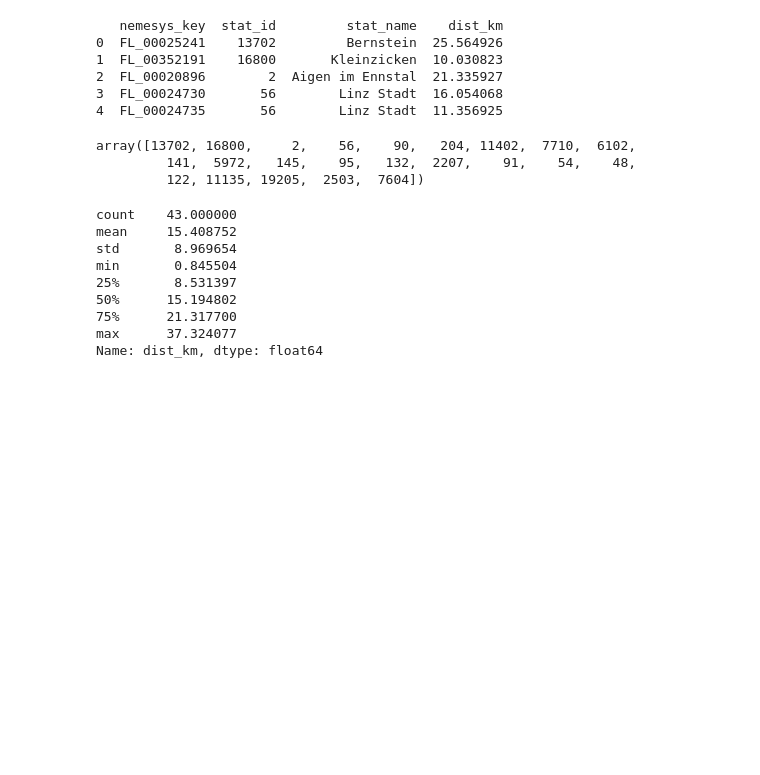
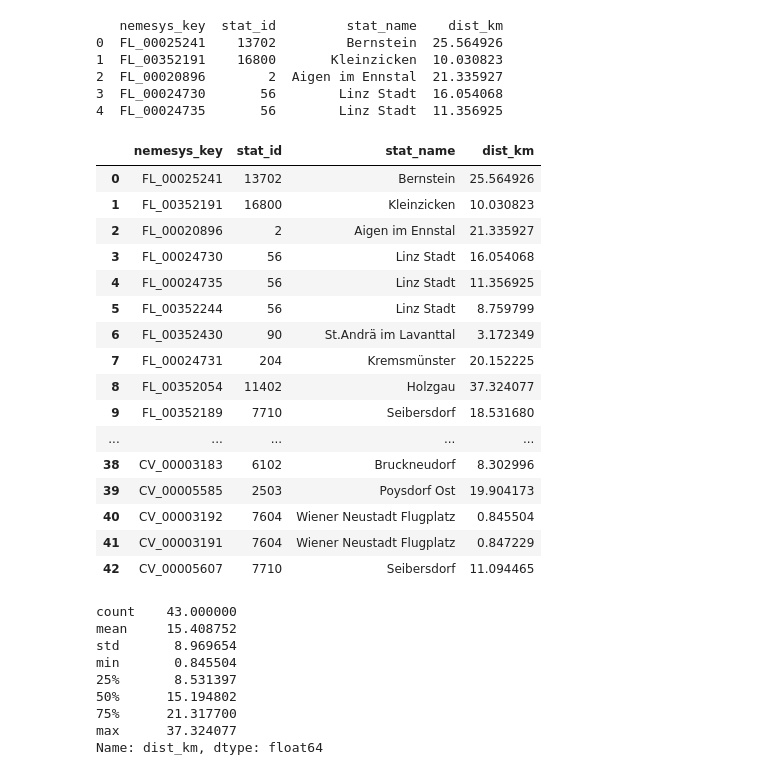
Before and after one commit to johannesgl4d0s/ersatzwerte_project, a Jupyter notebook: notebooks/03_get_nearest_station.ipynb, the cells around one changed output. Cells and saved outputs as stored; diff of their text form; code cells hidden in the pictures; blank space fills up the shorter version.

```diff
--- a/notebooks/03_get_nearest_station.ipynb
+++ b/notebooks/03_get_nearest_station.ipynb
@@ -196,11 +178,25 @@ print(result.head())
 3  FL_00024730       56        Linz Stadt  16.054068
 4  FL_00024735       56        Linz Stadt  11.356925
 # %%
-result.stat_id.unique()
+result
 # %% [output]
-array([13702, 16800,     2,    56,    90,   204, 11402,  7710,  6102,
-         141,  5972,   145,    95,   132,  2207,    91,    54,    48,
-         122, 11135, 19205,  2503,  7604])
+|  | nemesys_key | stat_id | stat_name | dist_km |
+| 0 | FL_00025241 | 13702 | Bernstein | 25.564926 |
+| 1 | FL_00352191 | 16800 | Kleinzicken | 10.030823 |
+| 2 | FL_00020896 | 2 | Aigen im Ennstal | 21.335927 |
+| 3 | FL_00024730 | 56 | Linz Stadt | 16.054068 |
+| 4 | FL_00024735 | 56 | Linz Stadt | 11.356925 |
+| 5 | FL_00352244 | 56 | Linz Stadt | 8.759799 |
+| 6 | FL_00352430 | 90 | St.Andrä im Lavanttal | 3.172349 |
+| 7 | FL_00024731 | 204 | Kremsmünster | 20.152225 |
+| 8 | FL_00352054 | 11402 | Holzgau | 37.324077 |
+| 9 | FL_00352189 | 7710 | Seibersdorf | 18.531680 |
+| ... | ... | ... | ... | ... |
+| 38 | CV_00003183 | 6102 | Bruckneudorf | 8.302996 |
+| 39 | CV_00005585 | 2503 | Poysdorf Ost | 19.904173 |
+| 40 | CV_00003192 | 7604 | Wiener Neustadt Flugplatz | 0.845504 |
+| 41 | CV_00003191 | 7604 | Wiener Neustadt Flugplatz | 0.847229 |
+| 42 | CV_00005607 | 7710 | Seibersdorf | 11.094465 |
 # %%
 result.dist_km.describe()
 # %% [output]
```
Also changed, not shown: parts of 31 cells of this notebook, 1 other file.
